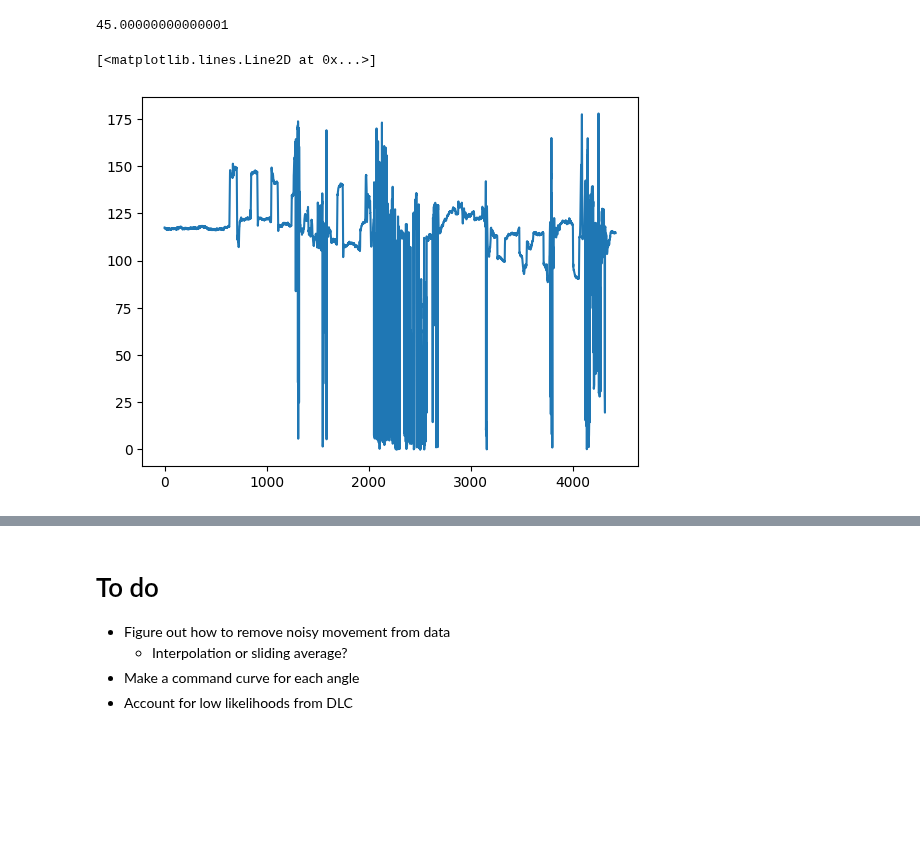
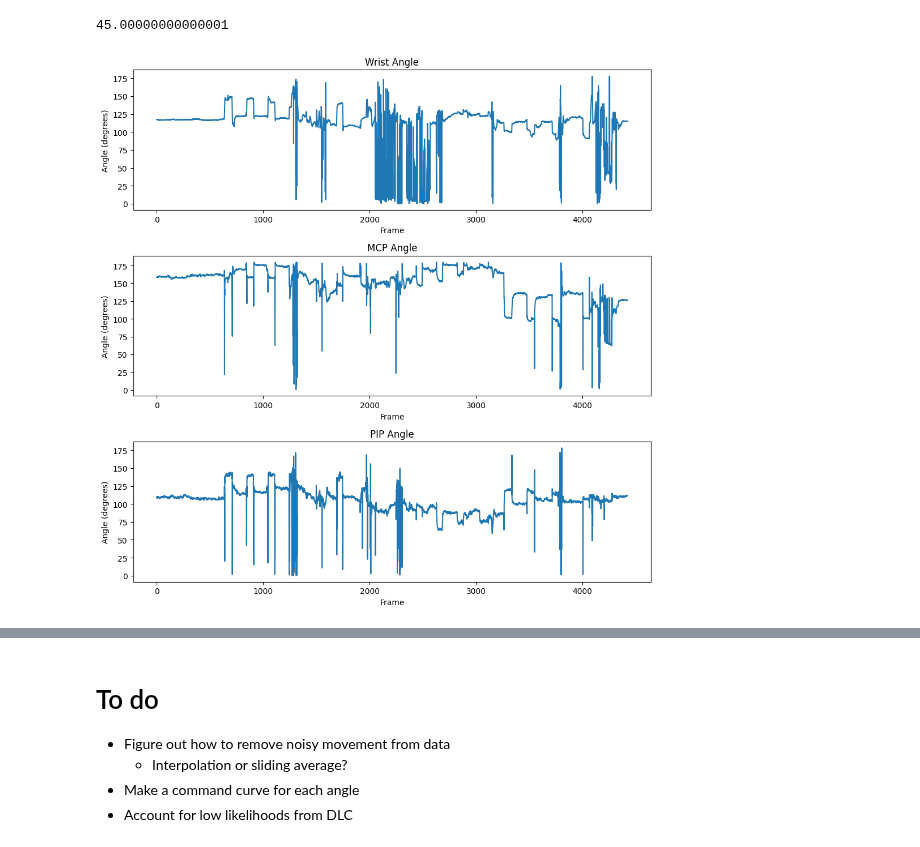
Before and after one commit to draeloslab/stim_behavior, a Jupyter notebook: notebooks/dlc_angles.ipynb, the cells around one changed output, grey strips where cells are left out. Saved outputs shown, nothing was run; the diff lists cells and outputs as text; code cells hidden in the pictures; blank space fills up the shorter version.

```diff
--- a/notebooks/dlc_angles.ipynb
+++ b/notebooks/dlc_angles.ipynb
@@ -45,8 +45,26 @@ for i in range(len(data)):  #save angle for each posture for all frames
     wristAngle.append(calculate_angle(forearm, wrist, mcp))
     mcpAngle.append(calculate_angle(wrist, mcp, pip))
     pipAngle.append(calculate_angle(mcp, pip, dip))
-# %%
-plt.plot(wristAngle)
-# %% [output]
-[<matplotlib.lines.Line2D at 0x...>]
-[figure, removed]
+# %%
+#Plotting Angles over Time
+fig, axs = plt.subplots(3,1, figsize=(10,10))
+
+axs[0].plot(wristAngle)
+axs[0].set_title("Wrist Angle")
+axs[0].set_xlabel("Frame")
+axs[0].set_ylabel("Angle (degrees)")
+
+axs[1].plot(mcpAngle)
+axs[1].set_title("MCP Angle")
+axs[1].set_xlabel("Frame")
+axs[1].set_ylabel("Angle (degrees)")
+
+axs[2].plot(pipAngle)
+axs[2].set_title("PIP Angle")
+axs[2].set_xlabel("Frame")
+axs[2].set_ylabel("Angle (degrees)")
+
+plt.tight_layout()
+plt.show()
+# %% [output]
+[figure, added]
```
Also changed, not shown: parts of 3 cells of this notebook.
